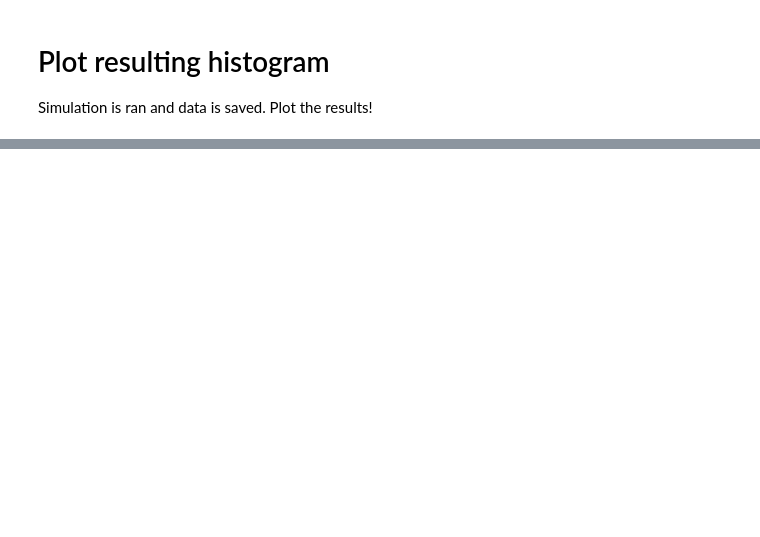
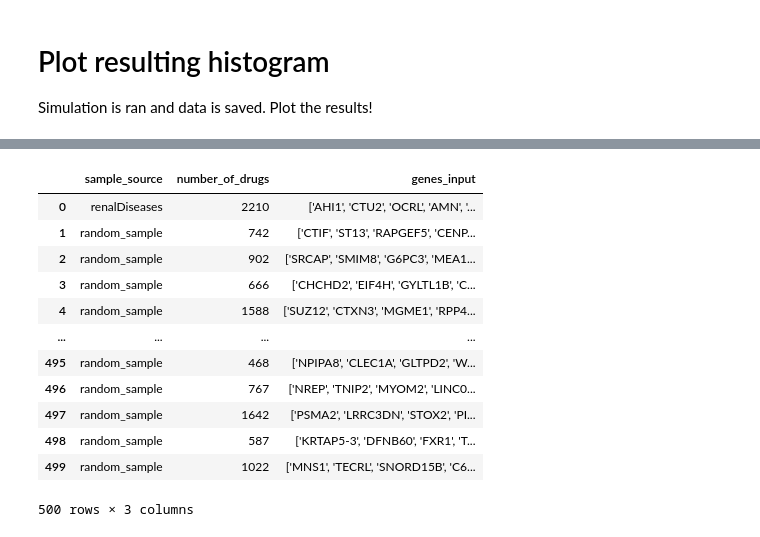
Before and after one commit to GenomicMedLab/curated-gene-lists, a Jupyter notebook: genesCuration/monte-carlo/extract-gene-sets.ipynb, the cells around one changed output, grey strips where cells are left out. Saved outputs shown, nothing was run; the diff lists cells and outputs as text; code cells hidden in the pictures; blank space fills up the shorter version.

Commit message:
Finished first draft of analysis code, ran analysis, created simulation result graphs

```diff
--- a/genesCuration/monte-carlo/extract-gene-sets.ipynb
+++ b/genesCuration/monte-carlo/extract-gene-sets.ipynb
@@ -297,0 +349,19 @@ for i in monte_carlo_df['number_of_drugs']:
+# %%
+# Read data from file
+filename = 'renalDiseases'
+monte_carlo_df = pd.read_excel('simulation_results/' + filename + '.xlsx',sheet_name='results',index_col=0)
+monte_carlo_df
+# %% [output]
+|  | sample_source | number_of_drugs | genes_input |
+| 0 | renalDiseases | 2210 | ['AHI1', 'CTU2', 'OCRL', 'AMN', '... |
+| 1 | random_sample | 742 | ['CTIF', 'ST13', 'RAPGEF5', 'CENP... |
+| 2 | random_sample | 902 | ['SRCAP', 'SMIM8', 'G6PC3', 'MEA1... |
+| 3 | random_sample | 666 | ['CHCHD2', 'EIF4H', 'GYLTL1B', 'C... |
+| 4 | random_sample | 1588 | ['SUZ12', 'CTXN3', 'MGME1', 'RPP4... |
+| ... | ... | ... | ... |
+| 495 | random_sample | 468 | ['NPIPA8', 'CLEC1A', 'GLTPD2', 'W... |
+| 496 | random_sample | 767 | ['NREP', 'TNIP2', 'MYOM2', 'LINC0... |
+| 497 | random_sample | 1642 | ['PSMA2', 'LRRC3DN', 'STOX2', 'PI... |
+| 498 | random_sample | 587 | ['KRTAP5-3', 'DFNB60', 'FXR1', 'T... |
+| 499 | random_sample | 1022 | ['MNS1', 'TECRL', 'SNORD15B', 'C6... |
+500 rows × 3 columns
```
Also changed, not shown: parts of 13 cells of this notebook, 24 other files.
